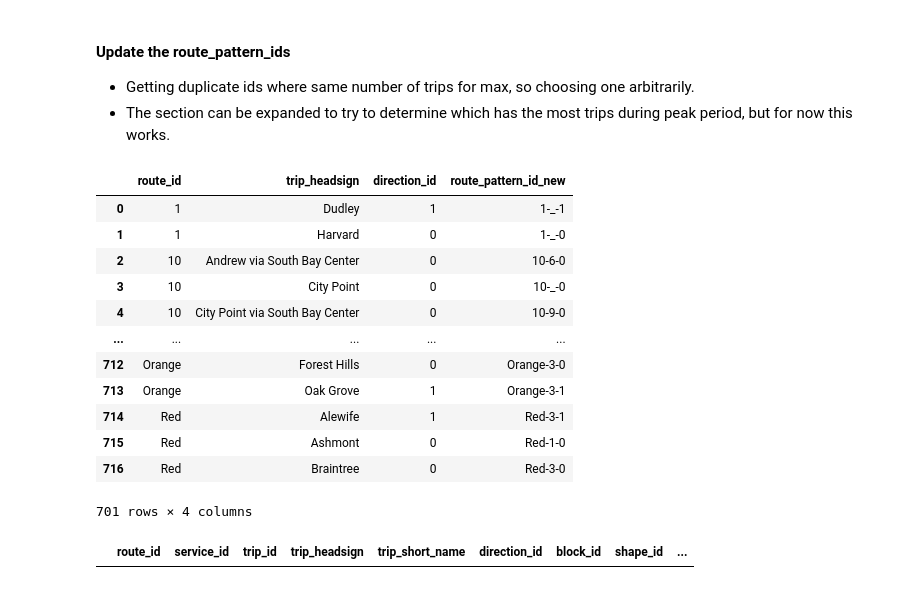
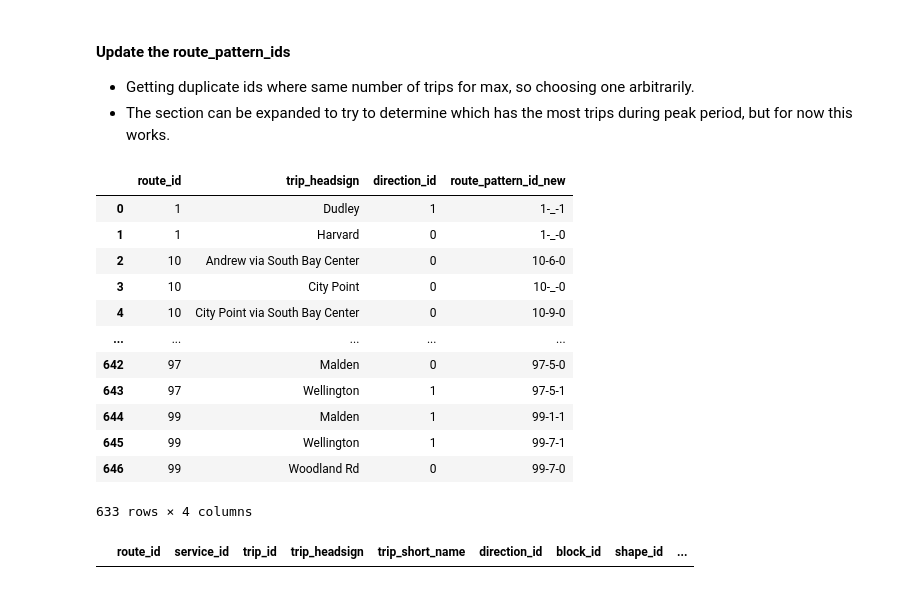
Before and after one commit to mmatkinson7/gtfs_transcad_prep, a Jupyter notebook: gtfs_consolidation_tod.ipynb, the cells around one changed output. Drawn from its saved outputs; the diff is of its cells as text; code cells hidden in the pictures.

```diff
--- a/gtfs_consolidation_tod.ipynb
+++ b/gtfs_consolidation_tod.ipynb
@@ -81,3 +81,8 @@ Needs/Steps:
     - grab just the max per Route, Direction, Headsign (but keep route_pattern_id)
 - consolidate route patterns by Route, Direction, Headsign
     - if route_pattern_id has less than 3 trips in each of the 4 TODs, replace with max trips route_pattern_id
+# %%
+non_bus_routes = list(gtfsfeeds_dfs.routes.query('route_type != 3').route_id.unique())
+non_bus_trips = gtfsfeeds_dfs.trips.query('route_id in @non_bus_routes')
+bus_trips = gtfsfeeds_dfs.trips.query('route_id not in @non_bus_routes')
+bus_trips
@@ -150,34 +169,34 @@ smurf
 # %%
 # FOR R/H/D, select RPID with most trips
 
     # add TOD to trip table
-tod_trips = gtfsfeeds_dfs.trips.merge(smurf[['trip_id','tod']], how='left', on='trip_id')
+tod_trips = bus_trips.merge(smurf[['trip_id','tod']], how='left', on='trip_id')
 
     # get the number of trips per R/H/D & rpid
 day_rpid = tod_trips.groupby(by=['route_id','trip_headsign','direction_id','route_pattern_id']).agg({'trip_id':'nunique'})
 day_rpid = day_rpid.rename(columns = {'trip_id':'daily_trips'}).reset_index()
 
     # for each R/H/D, select just the route_pattern_id with the most daily trips
 max_rpid = day_rpid.groupby(by=['route_id','trip_headsign','direction_id']).apply(lambda g: g[g['daily_trips'] == g['daily_trips'].max()])[['route_pattern_id','daily_trips']].reset_index()
 max_rpid = max_rpid[['route_id','trip_headsign','direction_id','route_pattern_id']].rename(columns = {'route_pattern_id':'route_pattern_id_new'})
 
 # because there are several cases where the max is held by two different route_pattern_ids, chose one arbitrarily
 max_rpid = max_rpid.drop_duplicates(subset=['route_id','trip_headsign','direction_id'])
 max_rpid
 # %% [output]
 |  | route_id | trip_headsign | direction_id | route_pattern_id_new |
 | 0 | 1 | Dudley | 1 | 1-_-1 |
 | 1 | 1 | Harvard | 0 | 1-_-0 |
 | 2 | 10 | Andrew via South Bay Center | 0 | 10-6-0 |
 | 3 | 10 | City Point | 0 | 10-_-0 |
 | 4 | 10 | City Point via South Bay Center | 0 | 10-9-0 |
 | ... | ... | ... | ... | ... |
-| 712 | Orange | Forest Hills | 0 | Orange-3-0 |
-| 713 | Orange | Oak Grove | 1 | Orange-3-1 |
-| 714 | Red | Alewife | 1 | Red-3-1 |
-| 715 | Red | Ashmont | 0 | Red-1-0 |
-| 716 | Red | Braintree | 0 | Red-3-0 |
+| 642 | 97 | Malden | 0 | 97-5-0 |
+| 643 | 97 | Wellington | 1 | 97-5-1 |
+| 644 | 99 | Malden | 1 | 99-1-1 |
+| 645 | 99 | Wellington | 1 | 99-7-1 |
+| 646 | 99 | Woodland Rd | 0 | 99-7-0 |
-701 rows × 4 columns
+633 rows × 4 columns
 # %%
 # join trip table with the RPID with most trips (join is on R/H/D, RPID is an attribute of the table)
 
```
Also changed, not shown: parts of 16 cells of this notebook.
